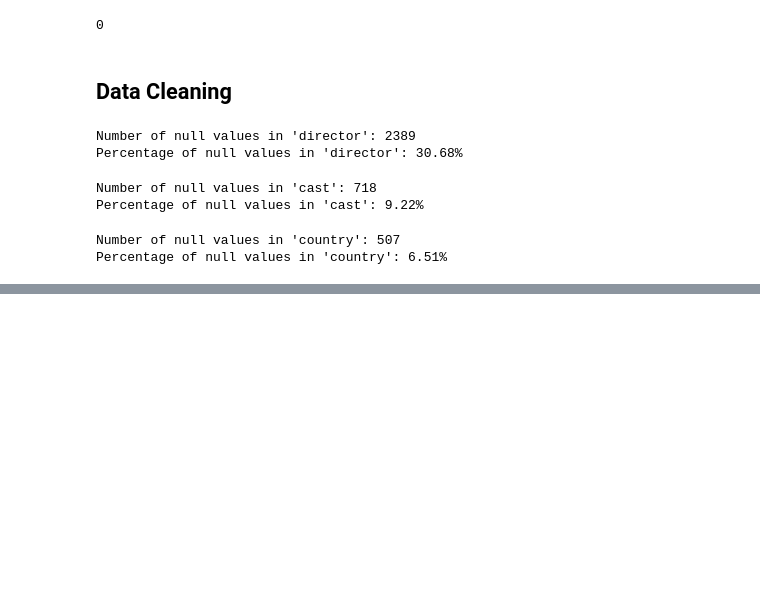
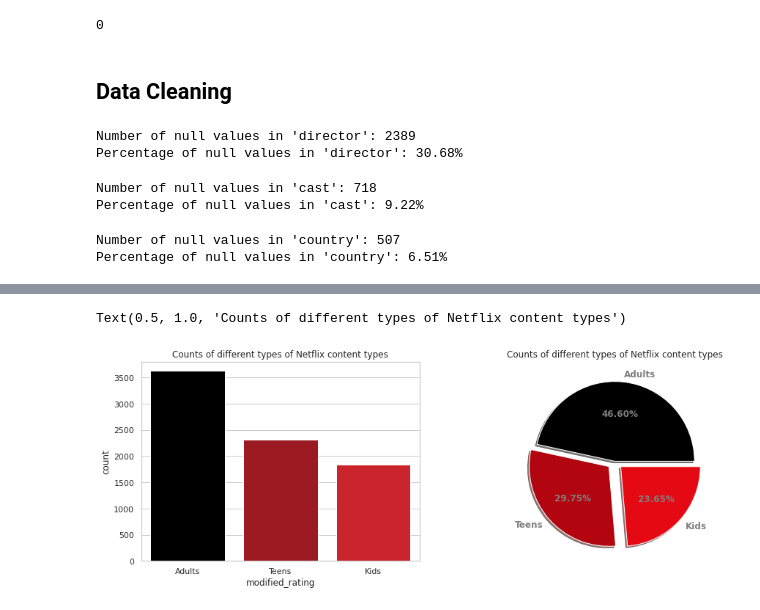
Before and after one commit to HariTarz/Netflix_Movies_And_TV_Shows_Clustering, a Jupyter notebook: Netflix_Movies_And_TV_Shows_Clustering.ipynb, the cells around one changed output, grey strips where cells are left out. Saved outputs shown, nothing was run; the diff lists cells and outputs as text; code cells hidden in the pictures; blank space fills up the shorter version.

```diff
--- a/Netflix_Movies_And_TV_Shows_Clustering.ipynb
+++ b/Netflix_Movies_And_TV_Shows_Clustering.ipynb
@@ -218,0 +261,16 @@ nf_df.dropna(inplace= True)
+# %%
+# Endcoding different ratings based on the age categories.
+rating_dict= {'TV-Y': 'Kids', 'TV-Y7': 'Kids', 'TV-Y7-FV': 'Kids', 'G': 'Kids', 'TV-G': 'Kids', 'PG': 'Kids', 'TV-PG': 'Kids', 'PG-13': 'Teens', 'TV-14': 'Teens', 'R': 'Adults', 'TV-MA': 'Adults', 'NC-17': 'Adults', 'NR': 'Adults', 'UR': 'Adults'}
+nf_df['modified_rating']= nf_df.rating.map(rating_dict)
+# %%
+# Plotting different types of conents available in Netflix.
+fig, ax = plt.subplots(1,2, figsize=(15,5))
+sns.countplot(nf_df.modified_rating, ax=ax[0], palette= [colors[0], colors[3], colors[6]])
+ax[0].set_title('Counts of different types of Netflix content types')
+ax[1].pie(nf_df.modified_rating.value_counts(), labels = nf_df.modified_rating.value_counts().index, autopct='%1.2f%%', textprops={'color':'gray', 'fontsize':12, 'weight':'bold'}, colors=[colors[0], colors[3], colors[6]], explode = [0,0.1,0.1], shadow = True)
+ax[1].set_title('Counts of different types of Netflix content types')
+# sns.countplot(mod_nf_rating_df, ax=ax[2], hue=nf_df.type, palette= ['grey', colors[12]])
+# ax[2].set_title('Counts of different types of Netflix content types')
+# %% [output]
+Text(0.5, 1.0, 'Counts of different types of Netflix content types')
+[figure, added]
```
Also changed, not shown: parts of 21 cells of this notebook.
